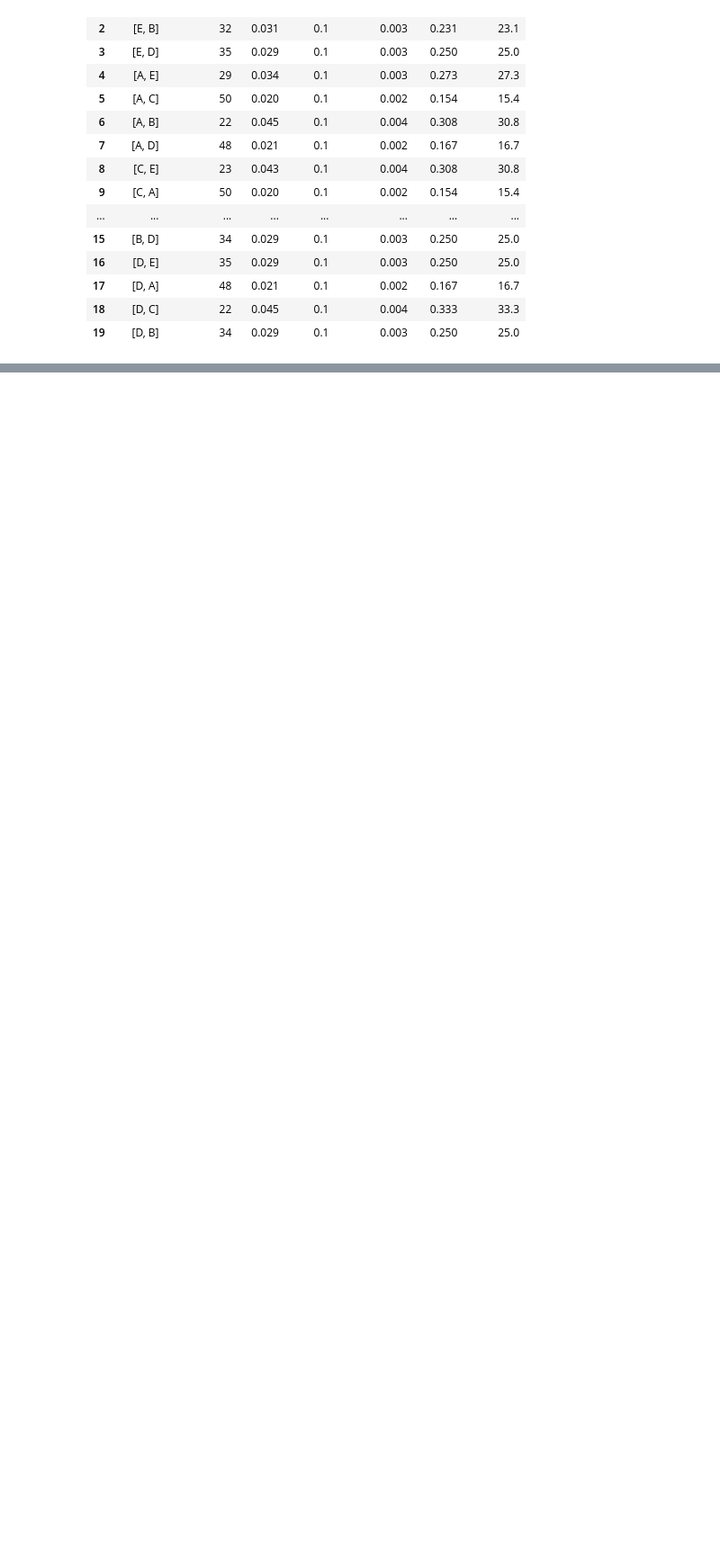
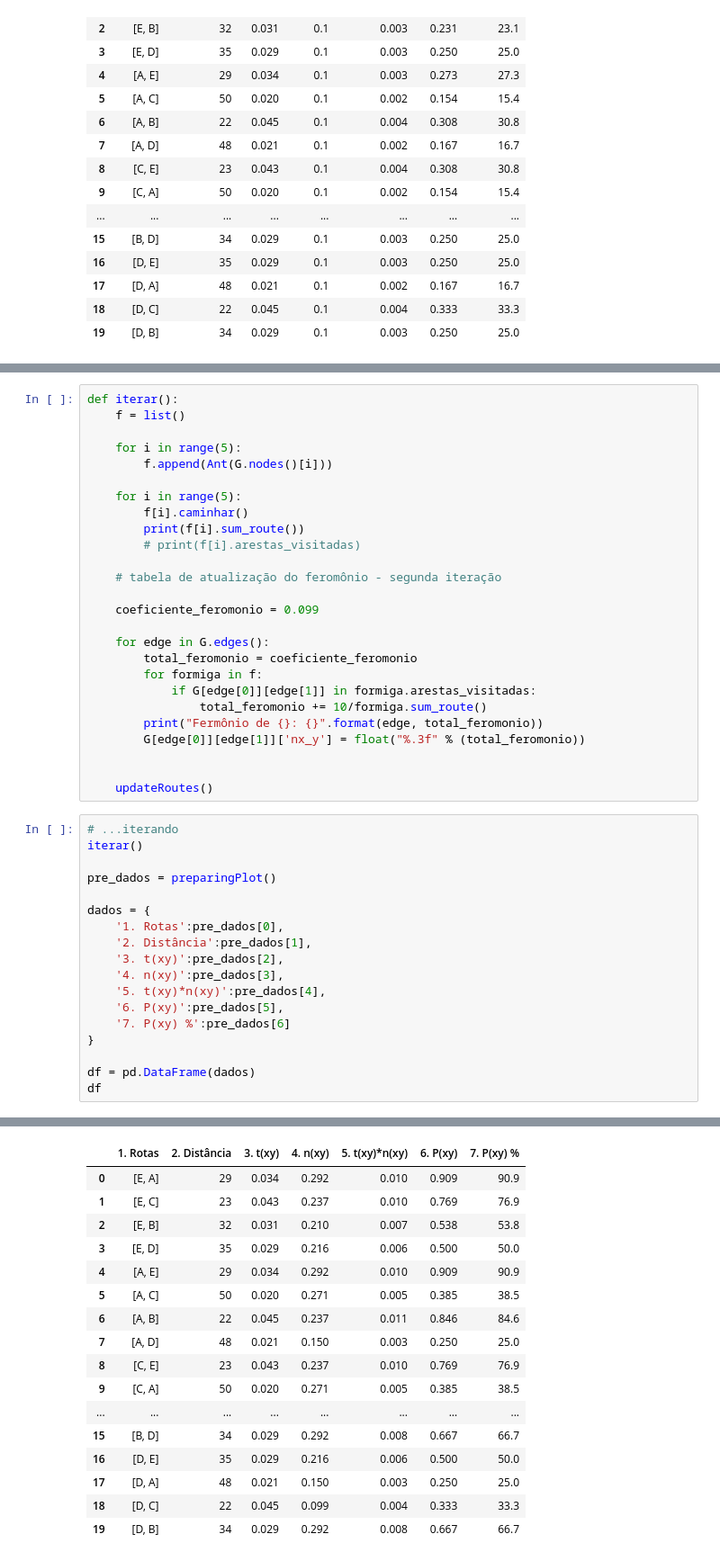
Before and after one commit to Jimmy-INL/ACOForTravellingSalesman, a Jupyter notebook: Ant colony optimization for Travelling Salesman.ipynb, the cells around one changed output, grey strips where cells are left out. Shown: that part at 90% size. Saved outputs shown, nothing was run; the diff lists cells and outputs as text; blank space fills up the shorter version.

```diff
--- a/Ant colony optimization for Travelling Salesman.ipynb
+++ b/Ant colony optimization for Travelling Salesman.ipynb
@@ -206,0 +260,45 @@ for r in G.edges():
+# %%
+def iterar():
+    f = list()
+
+    for i in range(5):
+        f.append(Ant(G.nodes()[i]))
+
+    for i in range(5):
+        f[i].caminhar()
+        print(f[i].sum_route())
+        # print(f[i].arestas_visitadas)
+
+    # tabela de atualização do feromônio - segunda iteração
+
+    coeficiente_feromonio = 0.099
+
+    for edge in G.edges():
+        total_feromonio = coeficiente_feromonio
+        for formiga in f:
+            if G[edge[0]][edge[1]] in formiga.arestas_visitadas:
+                total_feromonio += 10/formiga.sum_route()
+        print("Fermônio de {}: {}".format(edge, total_feromonio))
+        G[edge[0]][edge[1]]['nx_y'] = float("%.3f" % (total_feromonio))
+
+
+    updateRoutes()
+# %%
+# ...iterando
+iterar()
+
+pre_dados = preparingPlot()
+
+dados = {
+    '1. Rotas':pre_dados[0],
+    '2. Distância':pre_dados[1],
+    '3. t(xy)':pre_dados[2],
+    '4. n(xy)':pre_dados[3],
+    '5. t(xy)*n(xy)':pre_dados[4],
+    '6. P(xy)':pre_dados[5],
+    '7. P(xy) %':pre_dados[6]
+}
+
+df = pd.DataFrame(dados)
+df
+# %% [output]
@@ -206,0 +325,17 @@ for r in G.edges():
+|  | 1. Rotas | 2. Distância | 3. t(xy) | 4. n(xy) | 5. t(xy)*n(xy) | 6. P(xy) | 7. P(xy) % |
+| 0 | [E, A] | 29 | 0.034 | 0.292 | 0.010 | 0.909 | 90.9 |
+| 1 | [E, C] | 23 | 0.043 | 0.237 | 0.010 | 0.769 | 76.9 |
+| 2 | [E, B] | 32 | 0.031 | 0.210 | 0.007 | 0.538 | 53.8 |
+| 3 | [E, D] | 35 | 0.029 | 0.216 | 0.006 | 0.500 | 50.0 |
+| 4 | [A, E] | 29 | 0.034 | 0.292 | 0.010 | 0.909 | 90.9 |
+| 5 | [A, C] | 50 | 0.020 | 0.271 | 0.005 | 0.385 | 38.5 |
+| 6 | [A, B] | 22 | 0.045 | 0.237 | 0.011 | 0.846 | 84.6 |
+| 7 | [A, D] | 48 | 0.021 | 0.150 | 0.003 | 0.250 | 25.0 |
+| 8 | [C, E] | 23 | 0.043 | 0.237 | 0.010 | 0.769 | 76.9 |
+| 9 | [C, A] | 50 | 0.020 | 0.271 | 0.005 | 0.385 | 38.5 |
+| ... | ... | ... | ... | ... | ... | ... | ... |
+| 15 | [B, D] | 34 | 0.029 | 0.292 | 0.008 | 0.667 | 66.7 |
+| 16 | [D, E] | 35 | 0.029 | 0.216 | 0.006 | 0.500 | 50.0 |
+| 17 | [D, A] | 48 | 0.021 | 0.150 | 0.003 | 0.250 | 25.0 |
+| 18 | [D, C] | 22 | 0.045 | 0.099 | 0.004 | 0.333 | 33.3 |
+| 19 | [D, B] | 34 | 0.029 | 0.292 | 0.008 | 0.667 | 66.7 |
```
Also changed, not shown: parts of 5 cells of this notebook.
